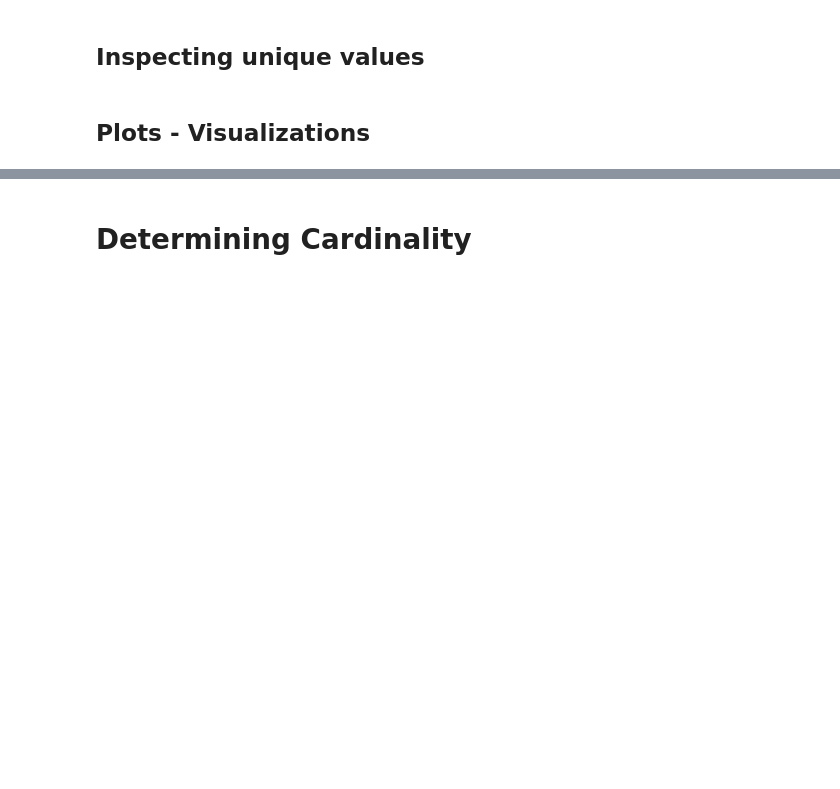
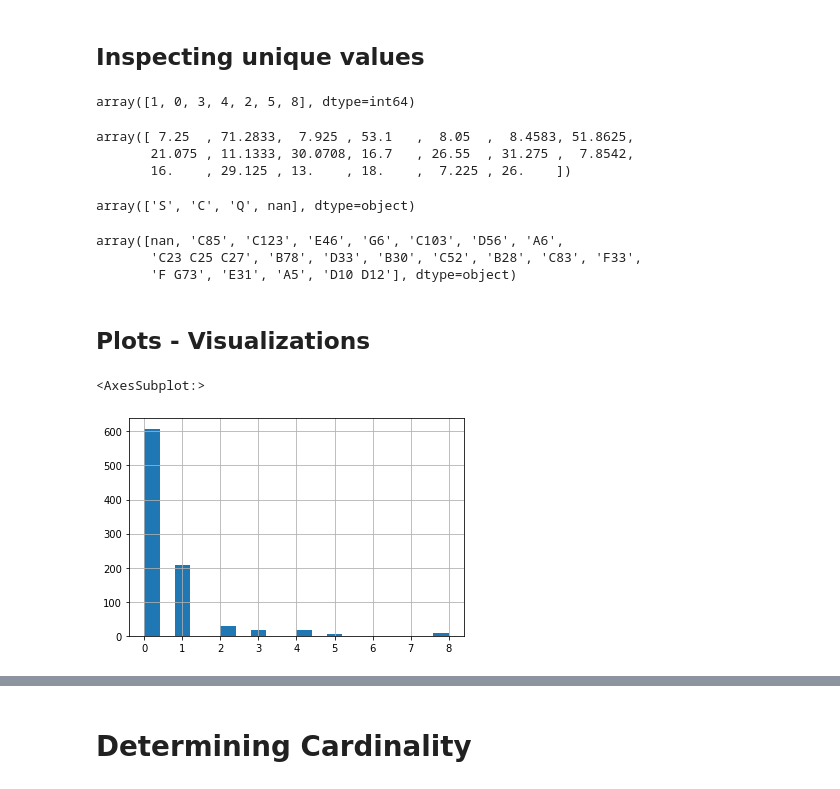
Before and after one commit to univai-ghf/FeatureProcessingAndSelectionWorkshop, a Jupyter notebook: Lectures/Lecture1_ForseeingVariableProblemsWhenBildingMLModels.ipynb, the cells around one changed output, grey strips where cells are left out. Saved outputs shown, nothing was run; the diff lists cells and outputs as text; code cells hidden in the pictures; blank space fills up the shorter version.

```diff
--- a/Lectures/Lecture1_ForseeingVariableProblemsWhenBildingMLModels.ipynb
+++ b/Lectures/Lecture1_ForseeingVariableProblemsWhenBildingMLModels.ipynb
@@ -11,8 +11,11 @@ from sklearn.linear_model import LinearRegression
 import scipy.stats as stats
 # the dataset for the demo
 from sklearn.datasets import load_boston
+# %%
+def loadTitaicData():
+    df=pd.read_csv('https://raw.githubusercontent.com/univai-ghf/FeatureProcessingAndSelectionWorkshop/main/Data/titanic.csv?token=GHSAT0AAAAAABQC3H37JC6KP6UZK5NDQO3QYRBWELA')
+    return df
 # %%
 # load the titanic dataset as example
-
-data = pd.read_csv('titanic.csv')
+data = loadTitaicData()
 data.head()
@@ -25,23 +49,38 @@ data.dtypes
 ## Inspecting unique values
 # %%
 # inspect unique values - discrete variable
-data['sibsp'].unique()
+data['SibSp'].unique()
+# %% [output]
+array([1, 0, 3, 4, 2, 5, 8], dtype=int64)
 # %%
 # inspect unique values - continuous variable
-data['fare'].unique()[0:20]
+data['Fare'].unique()[0:20]
+# %% [output]
+array([ 7.25  , 71.2833,  7.925 , 53.1   ,  8.05  ,  8.4583, 51.8625,
+       21.075 , 11.1333, 30.0708, 16.7   , 26.55  , 31.275 ,  7.8542,
+       16.    , 29.125 , 13.    , 18.    ,  7.225 , 26.    ])
 # %%
 # inspect unique values - categorical variable
-data['embarked'].unique()
+data['Embarked'].unique()
+# %% [output]
+array(['S', 'C', 'Q', nan], dtype=object)
 # %%
 # inspect unique values - mixed variable
-data['cabin'].unique()[0:20]
+data['Cabin'].unique()[0:20]
+# %% [output]
+array([nan, 'C85', 'C123', 'E46', 'G6', 'C103', 'D56', 'A6',
+       'C23 C25 C27', 'B78', 'D33', 'B30', 'C52', 'B28', 'C83', 'F33',
+       'F G73', 'E31', 'A5', 'D10 D12'], dtype=object)
 # %% [markdown]
 ## Plots - Visualizations
 # %%
 # histograms of discrete variables often show
 # a bar plot shape, instead of continuous intervals
 
-data['sibsp'].hist(bins=20)
+data['SibSp'].hist(bins=20)
+# %% [output]
+<AxesSubplot:>
+[figure, added]
 # %%
 # histogram of continuous variable
 
```
Also changed, not shown: parts of 47 cells of this notebook, 3 other files.
